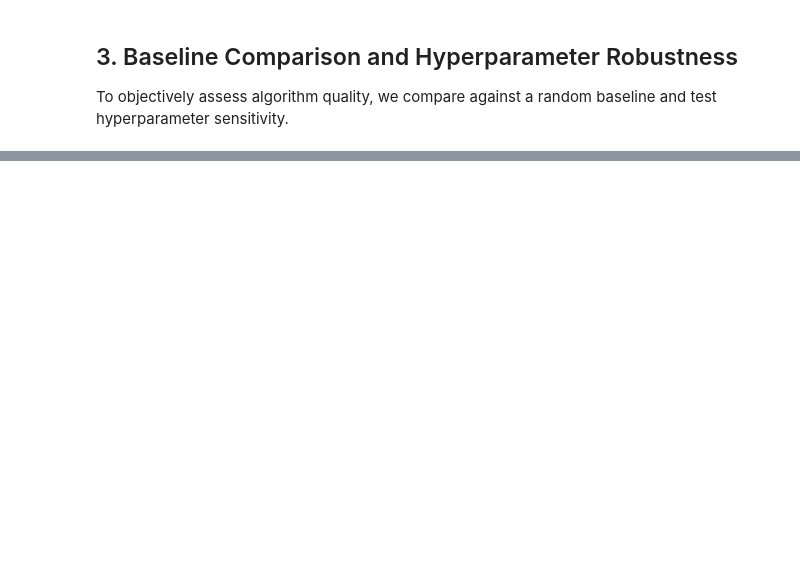
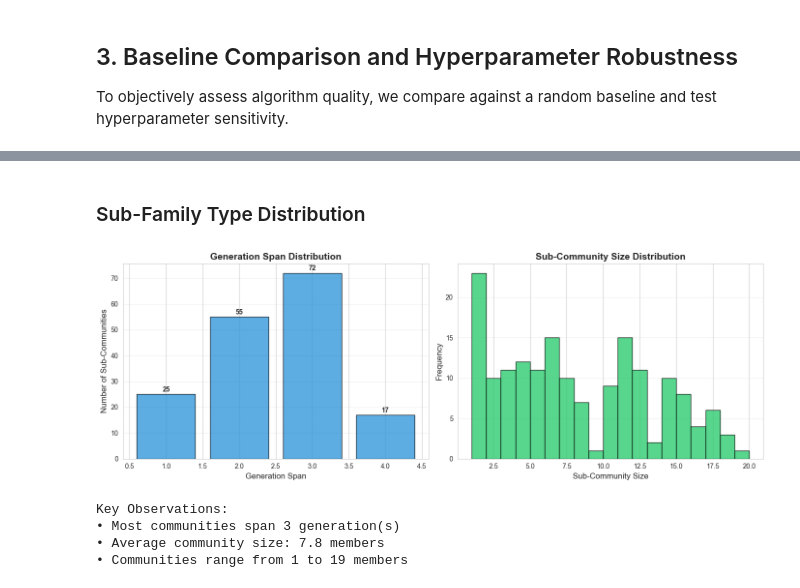
Before and after one commit to dnebhrajani/metafam-knowledge-graph, a Jupyter notebook: task2_communities.ipynb, the cells around one changed output, grey strips where cells are left out. Saved outputs shown, nothing was run; the diff lists cells and outputs as text; code cells hidden in the pictures; blank space fills up the shorter version.

```diff
--- a/task2_communities.ipynb
+++ b/task2_communities.ipynb
@@ -550,0 +505,17 @@ plt.show()
+# %%
+# Check family size distribution
+family_sizes = [len(comp) for comp in components]
+print(f"Total families: {len(components)}")
+print(f"Family size range: {min(family_sizes)} - {max(family_sizes)}")
+print(f"Average family size: {np.mean(family_sizes):.1f}")
+print(f"\nFirst 10 family sizes: {family_sizes[:10]}")
+
+# Analyze first few families as examples
+print(f"\n{'Family':<10} {'Nodes':<8} {'Edges':<8} {'Density':<10}")
+print("-" * 40)
+for i, family in enumerate(components[:5]):
+    subgraph = G_undirected.subgraph(family)
+    density = nx.density(subgraph)
+    print(f"Family {i+1:<3} {len(family):<8} {subgraph.number_of_edges():<8} {density:.4f}")
+
+print("\nLow density means there's room for sub-structure (nuclear families, sibling groups, etc.)")
@@ -550,0 +1003,37 @@ plt.show()
+# %% [markdown]
+### Sub-Family Type Distribution
+# %%
+# Create visualizations of sub-community analysis
+fig, axes = plt.subplots(1, 2, figsize=(14, 5))
+
+# 1. Generation span distribution
+gen_span_counts = df_subfamilies['gen_span'].value_counts().sort_index()
+axes[0].bar(gen_span_counts.index, gen_span_counts.values, color='#3498db', edgecolor='black', alpha=0.8)
+axes[0].set_xlabel('Generation Span', fontsize=12)
+axes[0].set_ylabel('Number of Sub-Communities', fontsize=12)
+axes[0].set_title('Generation Span Distribution', fontsize=14, fontweight='bold')
+axes[0].grid(axis='y', alpha=0.3)
+for idx, val in gen_span_counts.items():
+    axes[0].text(idx, val + 1, str(val), ha='center', fontweight='bold', fontsize=10)
+
+# 2. Sub-community size distribution
+axes[1].hist(df_subfamilies['size'], bins=range(1, df_subfamilies['size'].max() + 2),
+             color='#2ecc71', edgecolor='black', alpha=0.8)
+axes[1].set_xlabel('Sub-Community Size', fontsize=12)
+axes[1].set_ylabel('Frequency', fontsize=12)
+axes[1].set_title('Sub-Community Size Distribution', fontsize=14, fontweight='bold')
+axes[1].grid(axis='y', alpha=0.3)
+
+plt.tight_layout()
+plt.show()
+
+print("\nKey Observations:")
+print(f"• Most communities span {df_subfamilies['gen_span'].mode()[0]} generation(s)")
+print(f"• Average community size: {df_subfamilies['size'].mean():.1f} members")
+print(f"• Communities range from {df_subfamilies['size'].min()} to {df_subfamilies['size'].max()} members")
+# %% [output]
+[figure, added]
+Key Observations:
+• Most communities span 3 generation(s)
+• Average community size: 7.8 members
+• Communities range from 1 to 19 members
```
Also changed, not shown: parts of 54 cells of this notebook, 3 other files.
